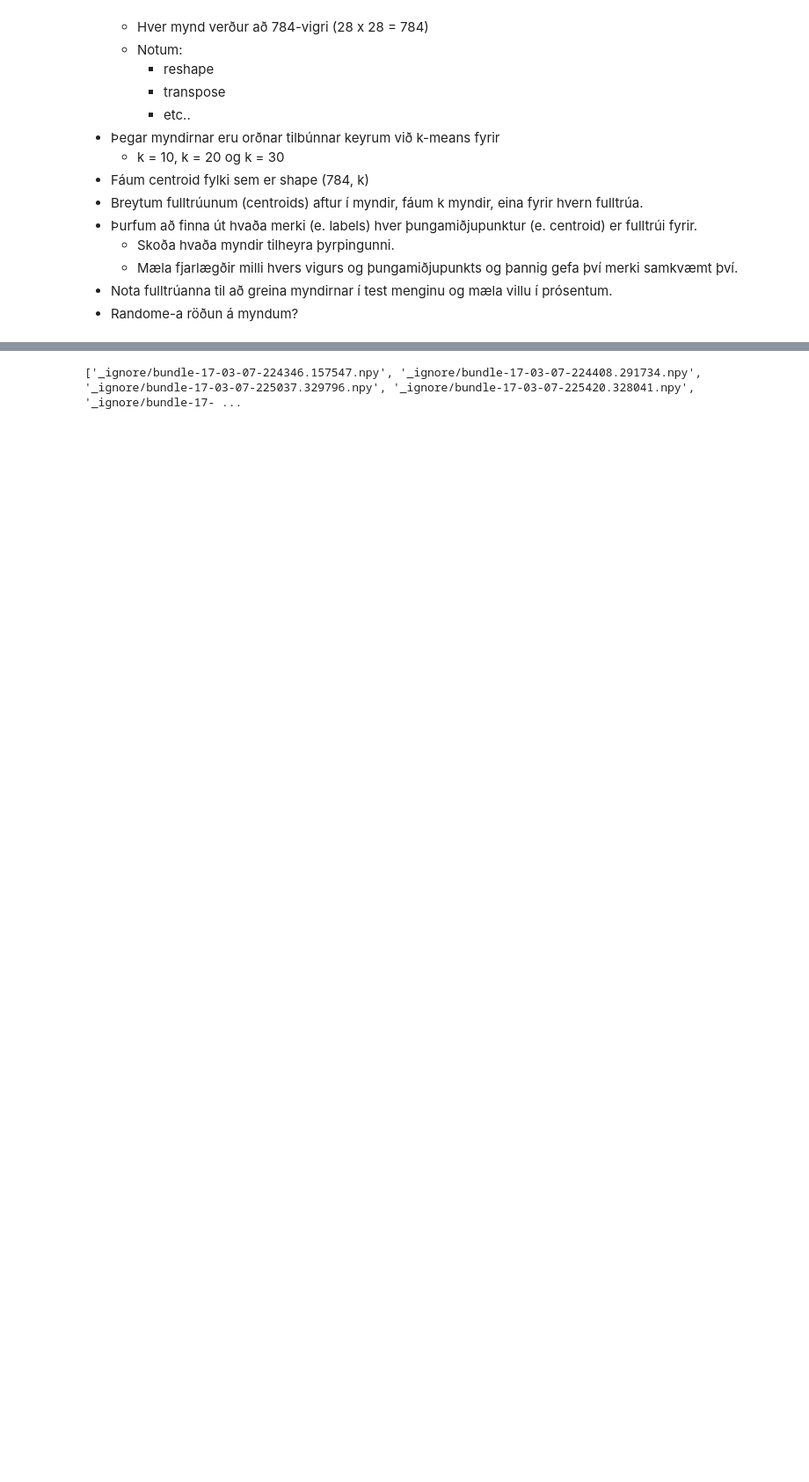
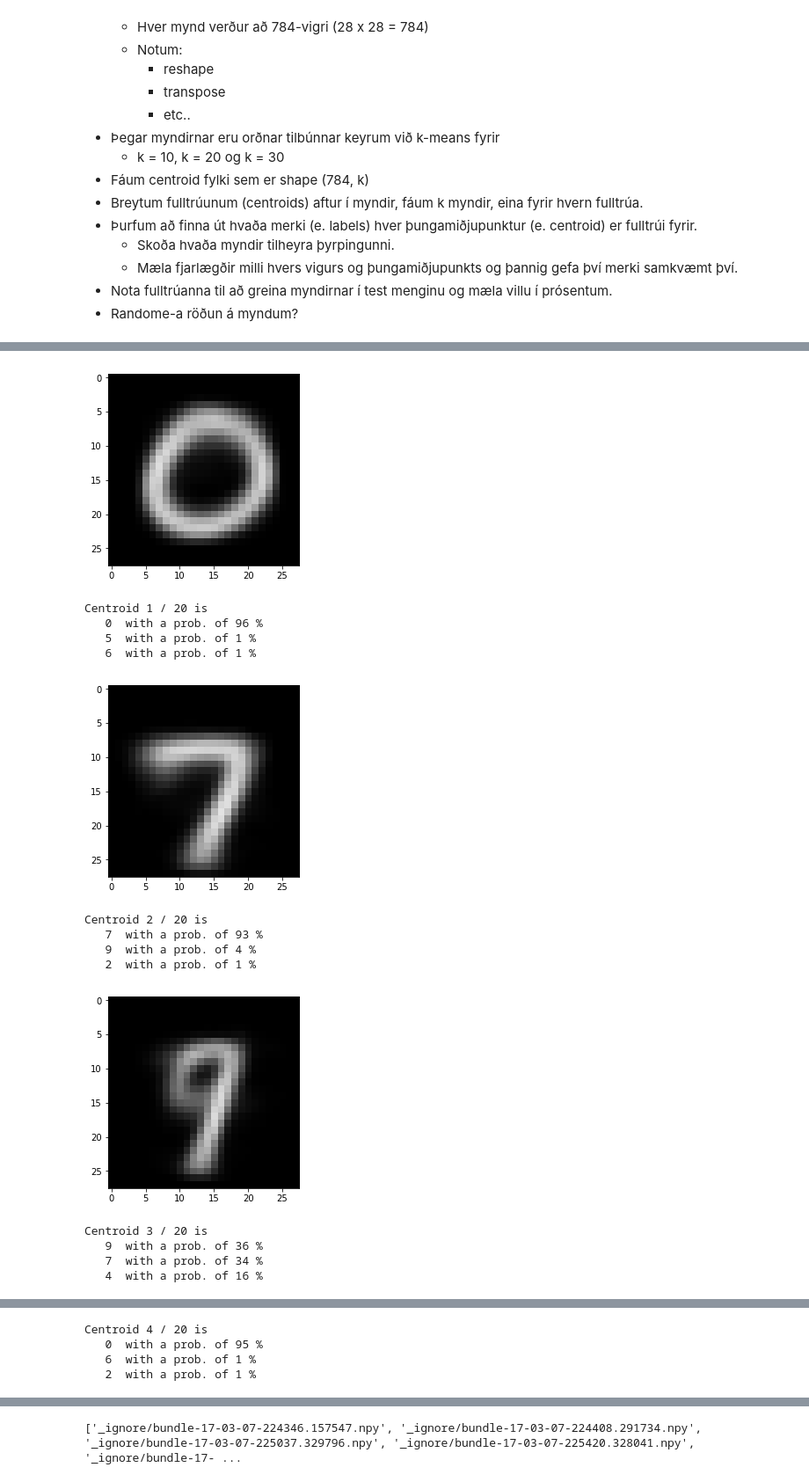
Before and after one commit to davidhs/rei201verkefni1, a Jupyter notebook: skilaverkefni1.ipynb, the cells around one changed output, grey strips where cells are left out. Shown at 88% size. Drawn from its saved outputs; the diff is of its cells as text; code cells hidden in the pictures; blank space fills up the shorter version.

```diff
--- a/skilaverkefni1.ipynb
+++ b/skilaverkefni1.ipynb
@@ -89,3 +110,19 @@ if False:
 # %%
-if False:
+if True:
     test_bundle(bundle20, A_images, A_labels)
+# %% [output]
+[figure, added]
+Centroid 1 / 20 is
+   0  with a prob. of 96 %
+   5  with a prob. of 1 %
+   6  with a prob. of 1 %
+[figure, added]
+Centroid 2 / 20 is
+   7  with a prob. of 93 %
+   9  with a prob. of 4 %
+   2  with a prob. of 1 %
+[figure, added]
+Centroid 3 / 20 is
+   9  with a prob. of 36 %
+   7  with a prob. of 34 %
+   4  with a prob. of 16 %
@@ -91,0 +130,4 @@ if False:
+Centroid 4 / 20 is
+   0  with a prob. of 95 %
+   6  with a prob. of 1 %
+   2  with a prob. of 1 %
```
Also changed, not shown: parts of 6 cells of this notebook.
